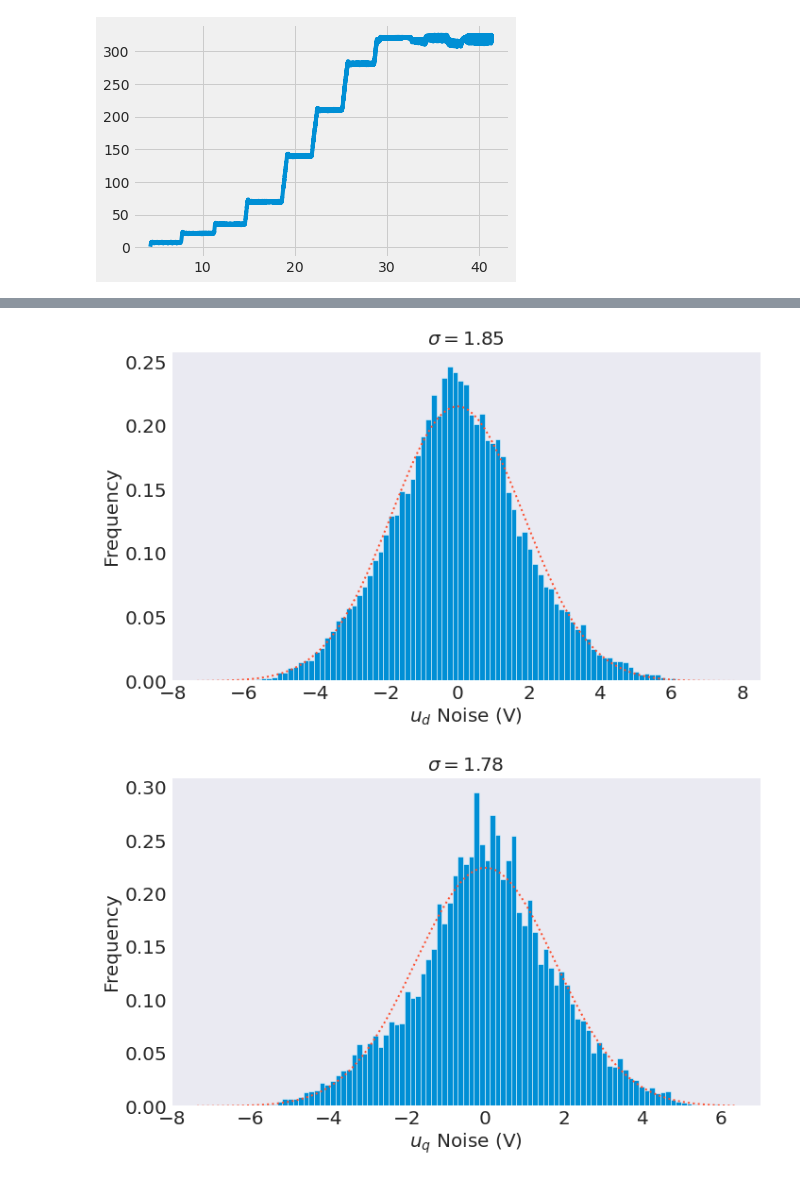
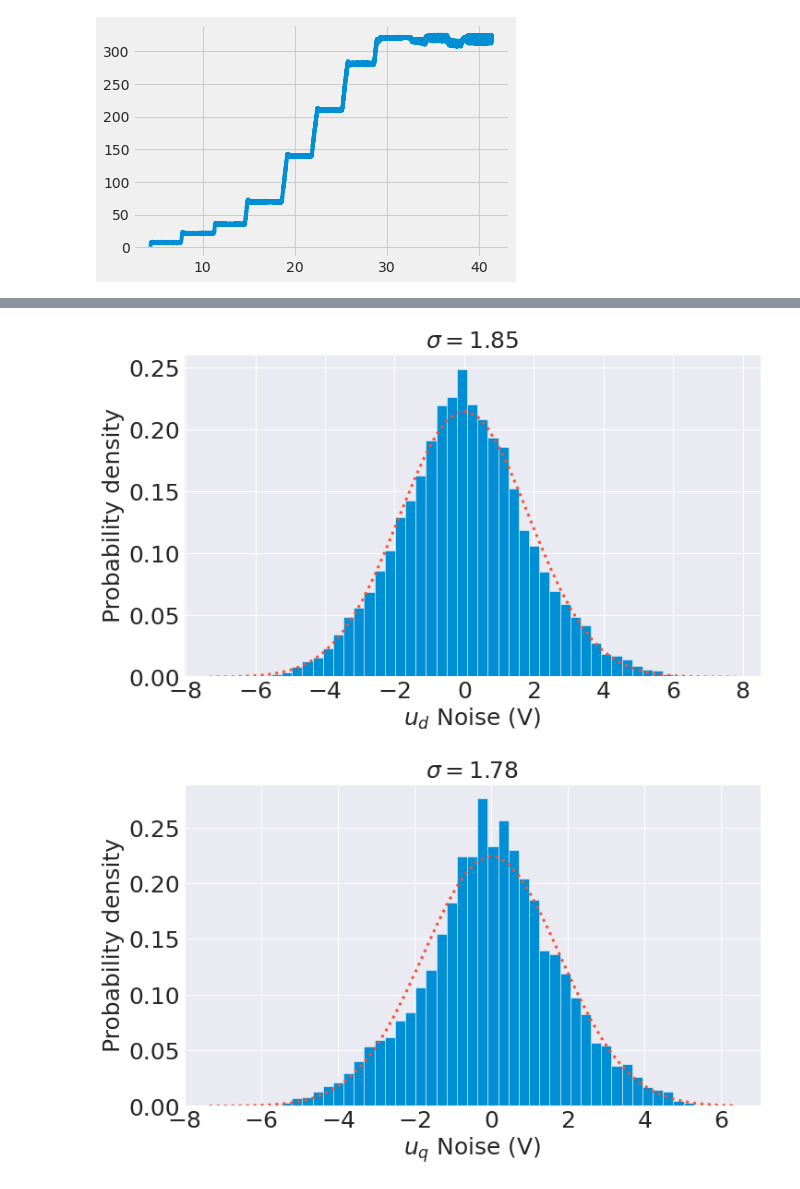
Before and after one commit to sagarverma/TemporalNeuralDenoisers, a Jupyter notebook: notebooks/noise_modeling.ipynb, the cells around one changed output, grey strips where cells are left out. Saved outputs shown, nothing was run; the diff lists cells and outputs as text; code cells hidden in the pictures.

```diff
--- a/notebooks/noise_modeling.ipynb
+++ b/notebooks/noise_modeling.ipynb
@@ -21,7 +21,7 @@ import matplotlib.mlab as mlab
 
 import seaborn as sns
 # %%
-noisy_mats  = glob.glob('../../../datasets/Data_27012021_noisy/real/*.mat')
+noisy_mats  = glob.glob('../../../datasets/Data_27012521_noisy/real/*.mat')
 noisy_mats.sort()
 
 print (noisy_mats)
@@ -118,78 +118,78 @@ def to_percent(y, position, n):
 
     return s + '%'
 
-bins = 101
-sns.set_style("dark")
+bins = 51
+sns.set_style("darkgrid")
 fig, ax = plt.subplots(figsize=(10,6))
-_, xbins, _ = ax.hist(current_d, bins=bins, rwidth=1, density=True)
+_, xbins, _ = ax.hist(current_d, bins=bins, rwidth=2, density=True)
 
 mu, sigma = scipy.stats.norm.fit(current_d)
 best_fit_line = scipy.stats.norm.pdf(xbins, mu, sigma)
-plt.plot(xbins, best_fit_line, ':', linewidth=2)
+plt.plot(xbins, best_fit_line, ':', linewidth=3)
 
 
 # percent_formatter = partial(to_percent,
 #                                 n=len(current_d))
 # formatter = FuncFormatter(percent_formatter)
 # plt.gca().yaxis.set_major_formatter(formatter)
-plt.ylabel('Probability density', fontsize=20)
-plt.xlabel(r' $i_d$ Noise (A)', fontsize=20)
-plt.title(f'$\sigma={round(sigma, 2)}$')
-plt.xticks(fontsize=20)
-plt.yticks(fontsize=20)
-plt.savefig('current_d_noise_stat.pdf', bbox_inches="tight", dpi=300)
+plt.ylabel('Probability density', fontsize=25)
+plt.xlabel(r' $i_d$ Noise (A)', fontsize=25)
+plt.title(f'$\sigma={round(sigma, 2)}$', fontsize=25)
+plt.xticks(fontsize=25)
+plt.yticks(fontsize=25)
+plt.savefig('current_d_noise_stat.pdf', bbox_inches="tight", dpi=250, transparent=True)
 
-sns.set_style("dark")
+sns.set_style("darkgrid")
 fig, ax = plt.subplots(figsize=(10,6))
 _, xbins, _ = ax.hist(current_q, bins=bins, rwidth=1, density=True)
 
 mu, sigma = scipy.stats.norm.fit(current_q)
 best_fit_line = scipy.stats.norm.pdf(xbins, mu, sigma)
-plt.plot(xbins, best_fit_line, ':', linewidth=2)
+plt.plot(xbins, best_fit_line, ':', linewidth=3)
 # percent_formatter = partial(to_percent,
 #                                 n=len(current_q))
 # formatter = FuncFormatter(percent_formatter)
 # plt.gca().yaxis.set_major_formatter(formatter)
-plt.ylabel('Frequency', fontsize=20)
-plt.xlabel(r'$i_q$ Noise (A)', fontsize=20)
-plt.title(f'$\sigma={round(sigma, 2)}$')
-plt.xticks(fontsize=20)
-plt.yticks(fontsize=20)
-plt.savefig('current_q_noise_stat.pdf', bbox_inches="tight", dpi=300)
+plt.ylabel('Probability density', fontsize=25)
+plt.xlabel(r'$i_q$ Noise (A)', fontsize=25)
+plt.title(f'$\sigma={round(sigma, 2)}$', fontsize=25)
+plt.xticks(fontsize=25)
+plt.yticks(fontsize=25)
+plt.savefig('current_q_noise_stat.pdf', bbox_inches="tight", dpi=250, transparent=True)
 
-sns.set_style("dark")
+sns.set_style("darkgrid")
 fig, ax = plt.subplots(figsize=(10,6))
 _, xbins, _ = ax.hist(voltage_d, bins=bins, rwidth=1, density=True)
 
 mu, sigma = scipy.stats.norm.fit(voltage_d)
 best_fit_line = scipy.stats.norm.pdf(xbins, mu, sigma)
-plt.plot(xbins, best_fit_line, ':', linewidth=2)
+plt.plot(xbins, best_fit_line, ':', linewidth=3)
 # percent_formatter = partial(to_percent,
 #                                 n=len(voltage_d))
 # formatter = FuncFormatter(percent_formatter)
 # plt.gca().yaxis.set_major_formatter(formatter)
-plt.ylabel('Frequency', fontsize=20)
-plt.xlabel(r'$u_d$ Noise (V)', fontsize=20)
-plt.title(f'$\sigma={round(sigma, 2)}$')
-plt.xticks(fontsize=20)
-plt.yticks(fontsize=20)
-plt.savefig('voltage_d_noise_stat.pdf', bbox_inches="tight", dpi=300)
+plt.ylabel('Probability density', fontsize=25)
+plt.xlabel(r'$u_d$ Noise (V)', fontsize=25)
+plt.title(f'$\sigma={round(sigma, 2)}$', fontsize=25)
+plt.xticks(fontsize=25)
+plt.yticks(fontsize=25)
+plt.savefig('voltage_d_noise_stat.pdf', bbox_inches="tight", dpi=250, transparent=True)
 
-sns.set_style("dark")
+sns.set_style("darkgrid")
 fig, ax = plt.subplots(figsize=(10,6))
 _, xbins, _ = ax.hist(voltage_q, bins=bins, rwidth=1, density=True)
 
 mu, sigma = scipy.stats.norm.fit(voltage_q)
 best_fit_line = scipy.stats.norm.pdf(xbins, mu, sigma)
-ax.plot(xbins, best_fit_line, ':', linewidth=2)
+ax.plot(xbins, best_fit_line, ':', linewidth=3)
 # percent_formatter = partial(to_percent,
 #                                 n=len(voltage_q))
 # formatter = FuncFormatter(percent_formatter)
 # plt.gca().yaxis.set_major_formatter(formatter)
-plt.ylabel('Frequency', fontsize=20)
-plt.xlabel(r'$u_q$ Noise (V)', fontsize=20)
-plt.title(f'$\sigma={round(sigma, 2)}$')
-plt.xticks(fontsize=20)
-plt.yticks(fontsize=20)
-plt.savefig('voltage_q_noise_stat.pdf', bbox_inches="tight", dpi=300)
+plt.ylabel('Probability density', fontsize=25)
+plt.xlabel(r'$u_q$ Noise (V)', fontsize=25)
+plt.title(f'$\sigma={round(sigma, 2)}$', fontsize=25)
+plt.xticks(fontsize=25)
+plt.yticks(fontsize=25)
+plt.savefig('voltage_q_noise_stat.pdf', bbox_inches="tight", dpi=250, transparent=True)
 # %% [output]
@@ -198,2 +198,2 @@ plt.savefig('voltage_q_noise_stat.pdf', bbox_inches="tight", dpi=300)
-[figure, old version]
+[figure, new version]
-[figure, old version]
+[figure, new version]
```
Also changed, not shown: parts of 1 cell of this notebook, 10 other files.
